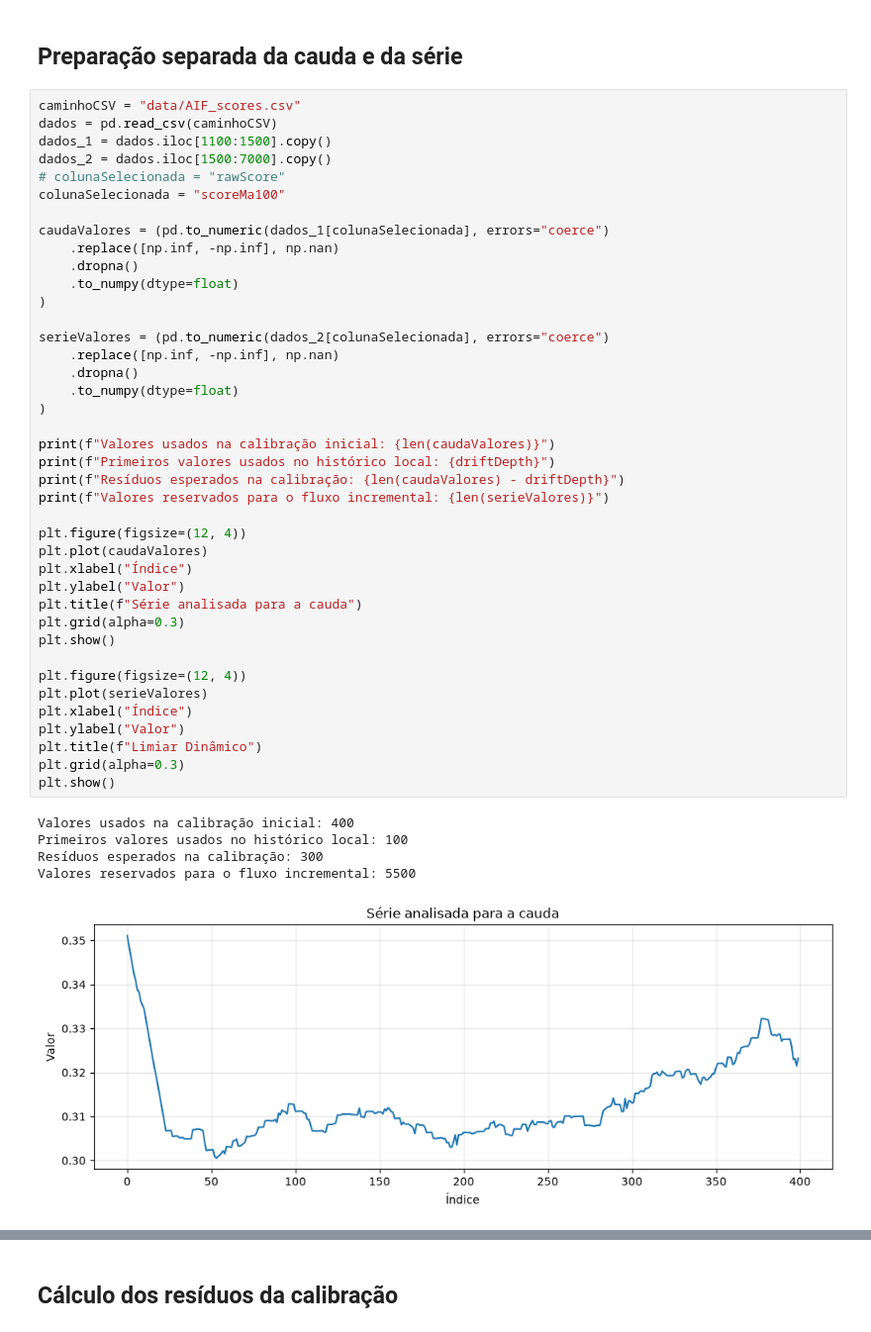
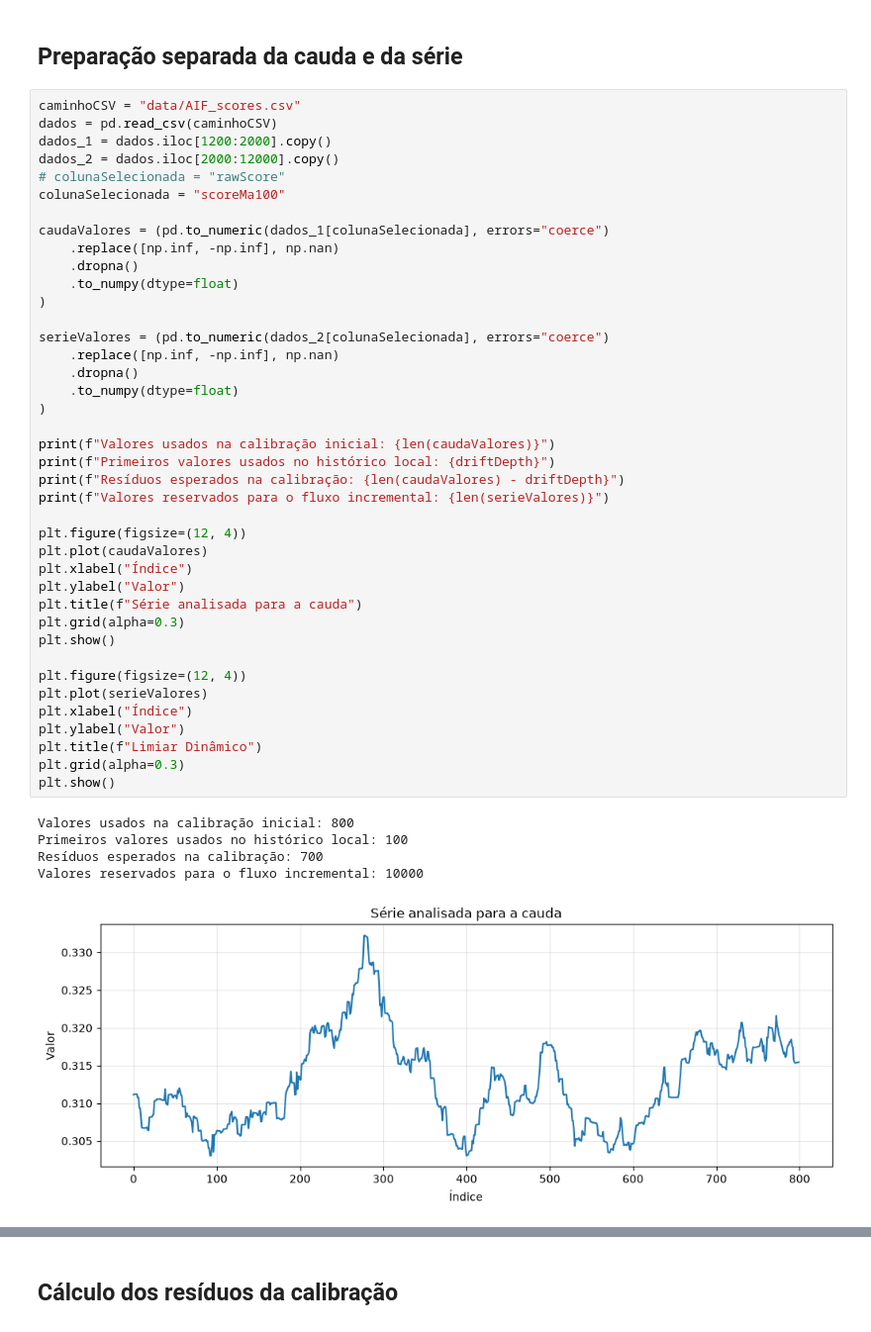
Before and after one commit to iRocktys/anomaly-detection-data-stream, a Jupyter notebook: Estudos/GPD_DSPOT.ipynb, the cells around one changed output, grey strips where cells are left out. Shown at 99% size. Cells and saved outputs as stored; diff of their text form.

```diff
--- a/Estudos/GPD_DSPOT.ipynb
+++ b/Estudos/GPD_DSPOT.ipynb
@@ -41,8 +41,8 @@ refitEvery = 50
 # %%
 caminhoCSV = "data/AIF_scores.csv"
 dados = pd.read_csv(caminhoCSV)
-dados_1 = dados.iloc[1100:1500].copy()
-dados_2 = dados.iloc[1500:7000].copy()
+dados_1 = dados.iloc[1200:2000].copy()
+dados_2 = dados.iloc[2000:12000].copy()
 # colunaSelecionada = "rawScore"
 colunaSelecionada = "scoreMa100"
 
@@ -53,34 +53,34 @@ caudaValores = (pd.to_numeric(dados_1[colunaSelecionada], errors="coerce")
 )
 
 serieValores = (pd.to_numeric(dados_2[colunaSelecionada], errors="coerce")
     .replace([np.inf, -np.inf], np.nan)
     .dropna()
     .to_numpy(dtype=float)
 )
 
 print(f"Valores usados na calibração inicial: {len(caudaValores)}")
 print(f"Primeiros valores usados no histórico local: {driftDepth}")
 print(f"Resíduos esperados na calibração: {len(caudaValores) - driftDepth}")
 print(f"Valores reservados para o fluxo incremental: {len(serieValores)}")
 
 plt.figure(figsize=(12, 4))
 plt.plot(caudaValores)
 plt.xlabel("Índice")
 plt.ylabel("Valor")
 plt.title(f"Série analisada para a cauda")
 plt.grid(alpha=0.3)
 plt.show()
 
 plt.figure(figsize=(12, 4))
 plt.plot(serieValores)
 plt.xlabel("Índice")
 plt.ylabel("Valor")
 plt.title(f"Limiar Dinâmico")
 plt.grid(alpha=0.3)
 plt.show()
 # %% [output]
-Valores usados na calibração inicial: 400
+Valores usados na calibração inicial: 800
 Primeiros valores usados no histórico local: 100
-Resíduos esperados na calibração: 300
-Valores reservados para o fluxo incremental: 5500
+Resíduos esperados na calibração: 700
+Valores reservados para o fluxo incremental: 10000
-[figure, old version]
+[figure, new version]
```
Also changed, not shown: parts of 6 cells of this notebook, 7 other files.
